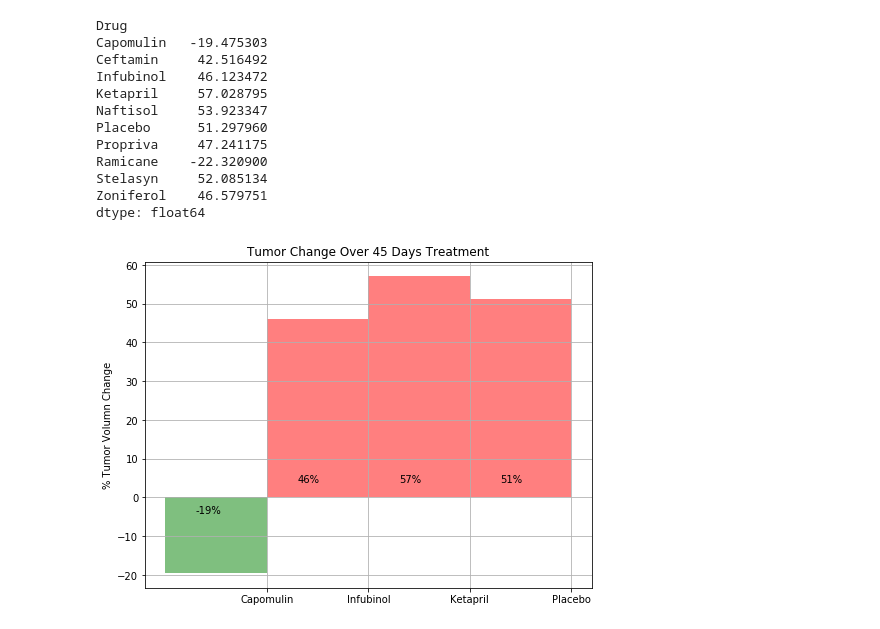
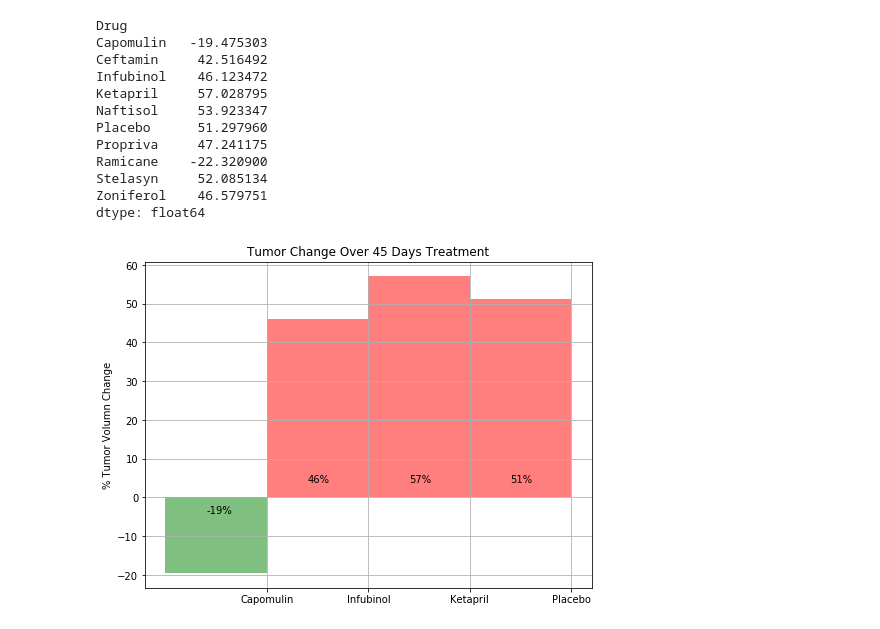
Before and after one commit to junyang42/matplotlib-challenge, a Jupyter notebook: Pymaceuticals/pymaceuticals_starter.ipynb, the cells around one changed output. Cells and saved outputs as stored; diff of their text form; code cells hidden in the pictures.

```diff
--- a/Pymaceuticals/pymaceuticals_starter.ipynb
+++ b/Pymaceuticals/pymaceuticals_starter.ipynb
@@ -466,32 +469,32 @@ y_axis = [target_table4.loc[value, "total_percent_change"] for value in drug_lis
 # %%
 fig,ax = plt.subplots(figsize=(8,6))
 
 # Splice the data between passing and failing drugs
 bar_color = ['r' if i > 0 else 'g' for i in y_axis]
 
 # Orient widths. Add labels, tick marks, etc.
 plt.ylabel('% Tumor Volumn Change')
 plt.title('Tumor Change Over 45 Days Treatment')
 
 # setup text inside bar
 x_values = [0,1,2,3]
 percent_list = [f'{int(i)}%' for i in y_axis]
 for i in range(len(drug_list)):
     y_list = [4 if j > 0 else -4 for j in y_axis]
-    plt.text(x = x_values[i]-0.7, y =y_list[i] ,
+    plt.text(x = x_values[i]-0.6, y =y_list[i] ,
     s = percent_list[i],
     size = 10)
 
 # Call functions to implement the function calls
 ax.bar(x_axia, y_axis, align='edge',width=-1, alpha=0.5, color=bar_color)
 
 # Save the Figure
 plt.grid(True)
 fig.savefig("Tumor-Chang.png")
 
 # Show the Figure
 fig.show()
 # %% [output]
-[figure, old version]
+[figure, new version]
 # %% [markdown]
 ![Metastatic Spread During Treatment](../Images/change.png)
```
Also changed, not shown: parts of 3 cells of this notebook.
